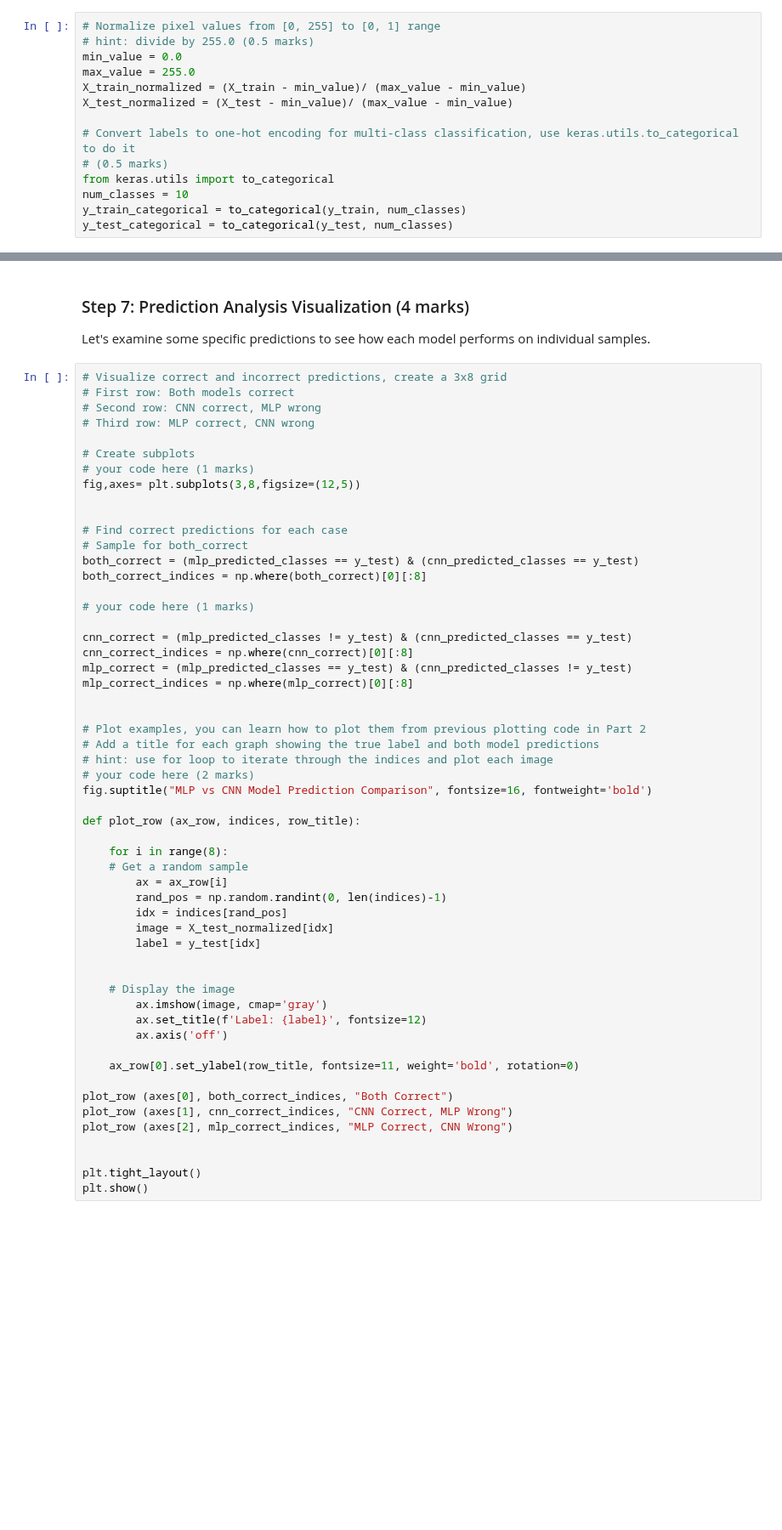
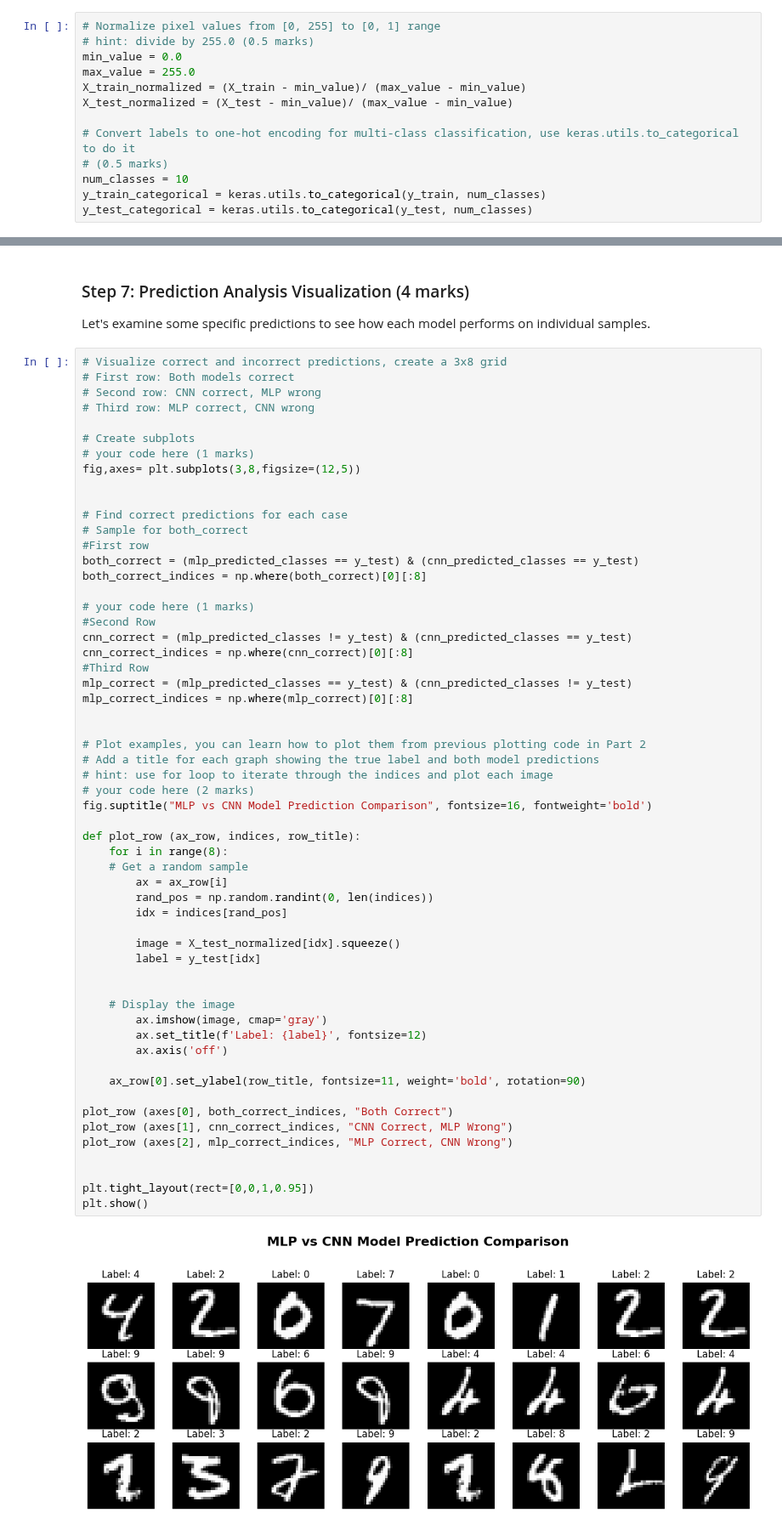
Before and after one commit to Nancy-On/ENGG680_2025_Fall, a Jupyter notebook: Lab_Assignment2_Group10/Assignment2_Upload_Group10.ipynb, the cells around one changed output, grey strips where cells are left out. Shown at 85% size. Cells and saved outputs as stored; diff of their text form; blank space fills up the shorter version.

```diff
--- a/Lab_Assignment2_Group10/Assignment2_Upload_Group10.ipynb
+++ b/Lab_Assignment2_Group10/Assignment2_Upload_Group10.ipynb
@@ -920,10 +913,9 @@ X_test_normalized = (X_test - min_value)/ (max_value - min_value)
 
 # Convert labels to one-hot encoding for multi-class classification, use keras.utils.to_categorical to do it
 # (0.5 marks)
-from keras.utils import to_categorical
 num_classes = 10
-y_train_categorical = to_categorical(y_train, num_classes)
-y_test_categorical = to_categorical(y_test, num_classes)
+y_train_categorical = keras.utils.to_categorical(y_train, num_classes)
+y_test_categorical = keras.utils.to_categorical(y_test, num_classes)
 # %% [markdown]
 ### Step 4: MLP Model Creation and Training (7 marks)
 
@@ -1192,48 +1217,52 @@ fig,axes= plt.subplots(3,8,figsize=(12,5))
 
 # Find correct predictions for each case
 # Sample for both_correct
+#First row
 both_correct = (mlp_predicted_classes == y_test) & (cnn_predicted_classes == y_test)
 both_correct_indices = np.where(both_correct)[0][:8]
 
 # your code here (1 marks)
-
+#Second Row
 cnn_correct = (mlp_predicted_classes != y_test) & (cnn_predicted_classes == y_test)
 cnn_correct_indices = np.where(cnn_correct)[0][:8]
+#Third Row
 mlp_correct = (mlp_predicted_classes == y_test) & (cnn_predicted_classes != y_test)
 mlp_correct_indices = np.where(mlp_correct)[0][:8]
 
 
 # Plot examples, you can learn how to plot them from previous plotting code in Part 2
 # Add a title for each graph showing the true label and both model predictions
 # hint: use for loop to iterate through the indices and plot each image
 # your code here (2 marks)
 fig.suptitle("MLP vs CNN Model Prediction Comparison", fontsize=16, fontweight='bold')
 
 def plot_row (ax_row, indices, row_title):
-
     for i in range(8):
     # Get a random sample
         ax = ax_row[i]
-        rand_pos = np.random.randint(0, len(indices)-1)
+        rand_pos = np.random.randint(0, len(indices))
         idx = indices[rand_pos]
-        image = X_test_normalized[idx]
+
+        image = X_test_normalized[idx].squeeze()
         label = y_test[idx]
 
 
     # Display the image
         ax.imshow(image, cmap='gray')
         ax.set_title(f'Label: {label}', fontsize=12)
         ax.axis('off')
 
-    ax_row[0].set_ylabel(row_title, fontsize=11, weight='bold', rotation=0)
+    ax_row[0].set_ylabel(row_title, fontsize=11, weight='bold', rotation=90)
 
 plot_row (axes[0], both_correct_indices, "Both Correct")
 plot_row (axes[1], cnn_correct_indices, "CNN Correct, MLP Wrong")
 plot_row (axes[2], mlp_correct_indices, "MLP Correct, CNN Wrong")
 
 
-plt.tight_layout()
+plt.tight_layout(rect=[0,0,1,0.95])
 plt.show()
+# %% [output]
+[figure, added]
 # %% [markdown]
 ## Questions and Analysis (5 marks)
 
```
Also changed, not shown: parts of 7 cells of this notebook.
